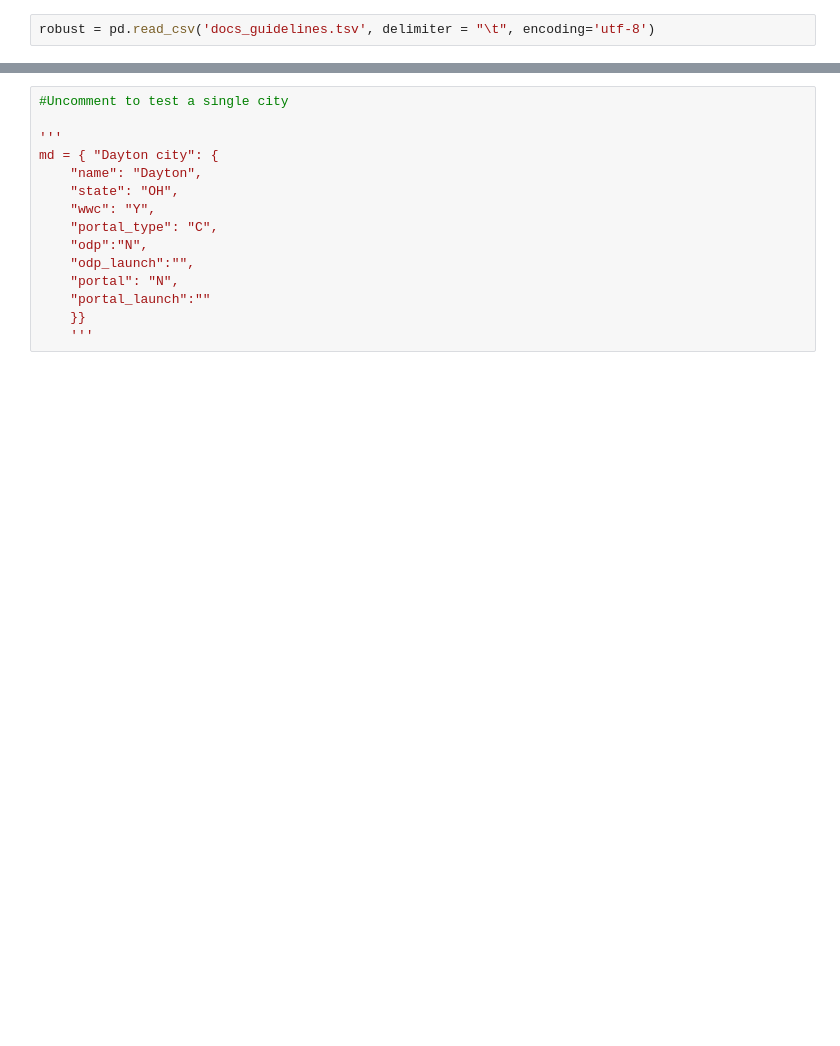
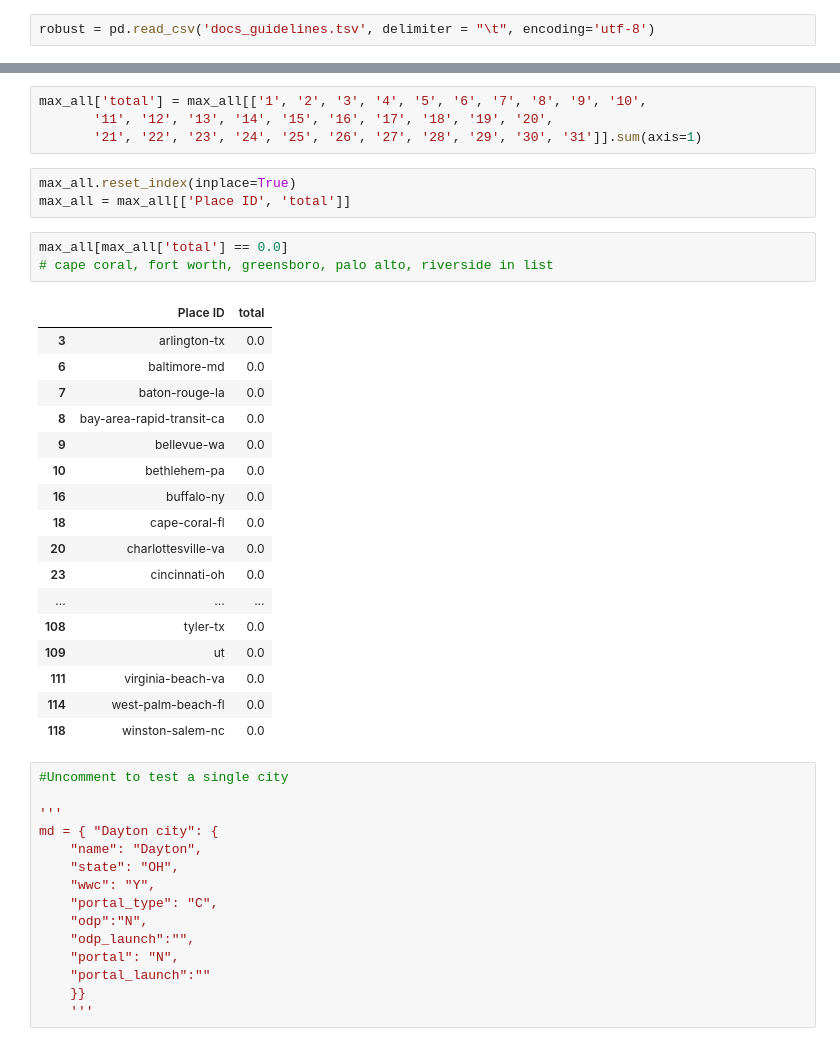
Before and after one commit to alenastern/Sunlight_FOIA, a Jupyter notebook: src/data/Data_Cleaning.ipynb, the cells around one changed output, grey strips where cells are left out. Saved outputs shown, nothing was run; the diff lists cells and outputs as text; blank space fills up the shorter version.

```diff
--- a/src/data/Data_Cleaning.ipynb
+++ b/src/data/Data_Cleaning.ipynb
@@ -72,3 +135,31 @@ robust.head()
+# %%
+max_all['total'] = max_all[['1', '2', '3', '4', '5', '6', '7', '8', '9', '10',
+       '11', '12', '13', '14', '15', '16', '17', '18', '19', '20',
+       '21', '22', '23', '24', '25', '26', '27', '28', '29', '30', '31']].sum(axis=1)
+# %%
+max_all.reset_index(inplace=True)
+max_all = max_all[['Place ID', 'total']]
+# %%
+max_all[max_all['total'] == 0.0]
+# cape coral, fort worth, greensboro, palo alto, riverside in list
+# %% [output]
+|  | Place ID | total |
+| 3 | arlington-tx | 0.0 |
+| 6 | baltimore-md | 0.0 |
+| 7 | baton-rouge-la | 0.0 |
+| 8 | bay-area-rapid-transit-ca | 0.0 |
+| 9 | bellevue-wa | 0.0 |
+| 10 | bethlehem-pa | 0.0 |
+| 16 | buffalo-ny | 0.0 |
+| 18 | cape-coral-fl | 0.0 |
+| 20 | charlottesville-va | 0.0 |
+| 23 | cincinnati-oh | 0.0 |
+| ... | ... | ... |
+| 108 | tyler-tx | 0.0 |
+| 109 | ut | 0.0 |
+| 111 | virginia-beach-va | 0.0 |
+| 114 | west-palm-beach-fl | 0.0 |
+| 118 | winston-salem-nc | 0.0 |
 # %%
 #Uncomment to test a single city
 
```
Also changed, not shown: parts of 24 cells of this notebook.
